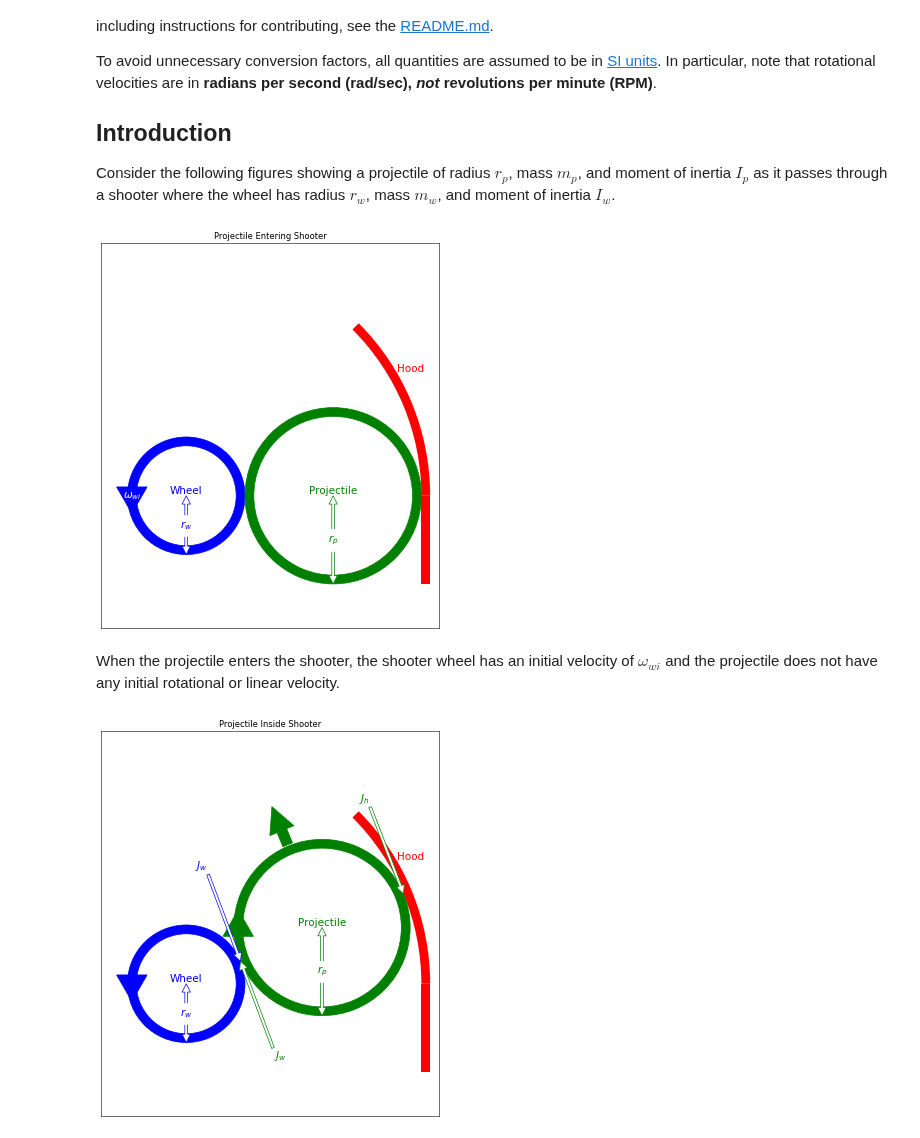
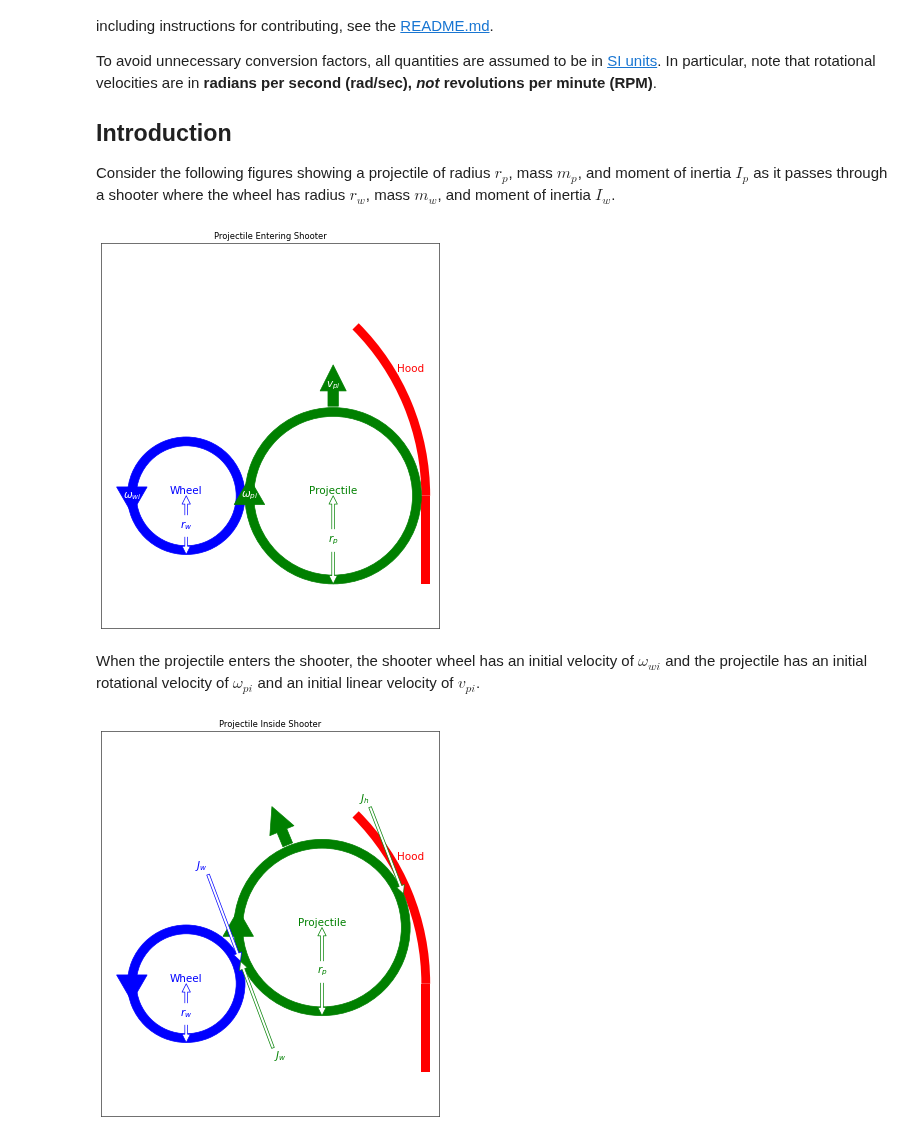
Before and after one commit to DeepBlueRobotics/jupyter_notebooks, a Jupyter notebook: FlywheelShooter.ipynb, the cells around one changed output. Cells and saved outputs as stored; diff of their text form; code cells hidden in the pictures.

```diff
--- a/FlywheelShooter.ipynb
+++ b/FlywheelShooter.ipynb
@@ -142,37 +150,37 @@ def display_shooter(title, omega_w_label, omega_p_label, v_p_label, show_impulse
         ax.annotate("$J_h$",
                     xy=h_p_contact, xycoords='data',
                     xytext=(h_p_contact[0]+arrow_length*math.cos(theta+math.pi/2), h_p_contact[1]+arrow_length*math.sin(theta+math.pi/2)), textcoords='data',
                     size=label_size, va="center", ha="center", color=p_color,
                     arrowprops=dict(color=p_color,
                                     fc="w",
                                     width=arrow_width),
         )
 
         # Projectile->Wheel impulse
         ax.annotate("$J_w$",
                     xy=w_p_contact, xycoords='data',
                     xytext=(w_p_contact[0]+arrow_length*math.cos(theta+math.pi/2), w_p_contact[1]+arrow_length*math.sin(theta+math.pi/2)), textcoords='data',
                     size=label_size, va="center", ha="center", color=w_color,
                     arrowprops=dict(color=w_color,
                                     fc="w",
                                     width=arrow_width),
         )
 
 
     ax.set_title(title)
 
     ax.set_xticks([])
     ax.set_yticks([])
     ax.set_aspect('equal')
     ax.axis(bounds)
 
     plt.show()
 
-display_shooter('Projectile Entering Shooter', r'$\omega_{wi}$', None, None, theta=0)
+display_shooter('Projectile Entering Shooter', r'$\omega_{wi}$', r'$\omega_{pi}$', r'$v_{pi}$',  theta=0)
 # %% [output]
-[figure, old version]
+[figure, new version]
 # %% [markdown]
-When the projectile enters the shooter, the shooter wheel has an initial velocity of $\omega_{wi}$ and the projectile does not have any initial rotational or linear velocity.
+When the projectile enters the shooter, the shooter wheel has an initial velocity of $\omega_{wi}$ and the projectile has an initial rotational velocity of $\omega_{pi}$ and an initial linear velocity of $v_{pi}$.
 # %%
 display_shooter('Projectile Inside Shooter', r'', r'', r'', show_impulses=True, theta=math.pi/8)
 # %% [output]
```
Also changed, not shown: parts of 19 cells of this notebook.
